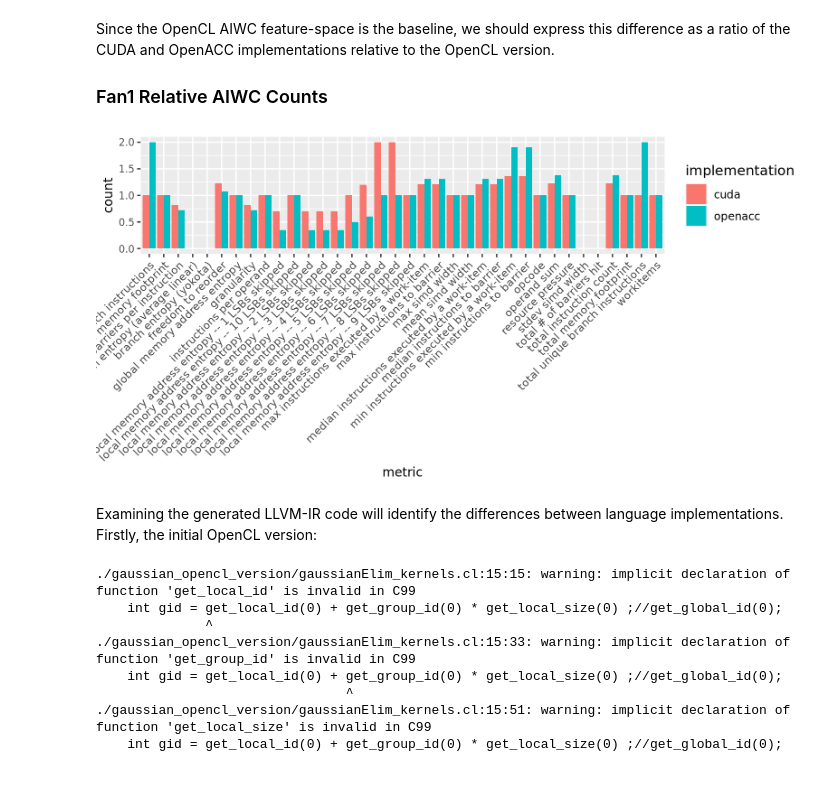
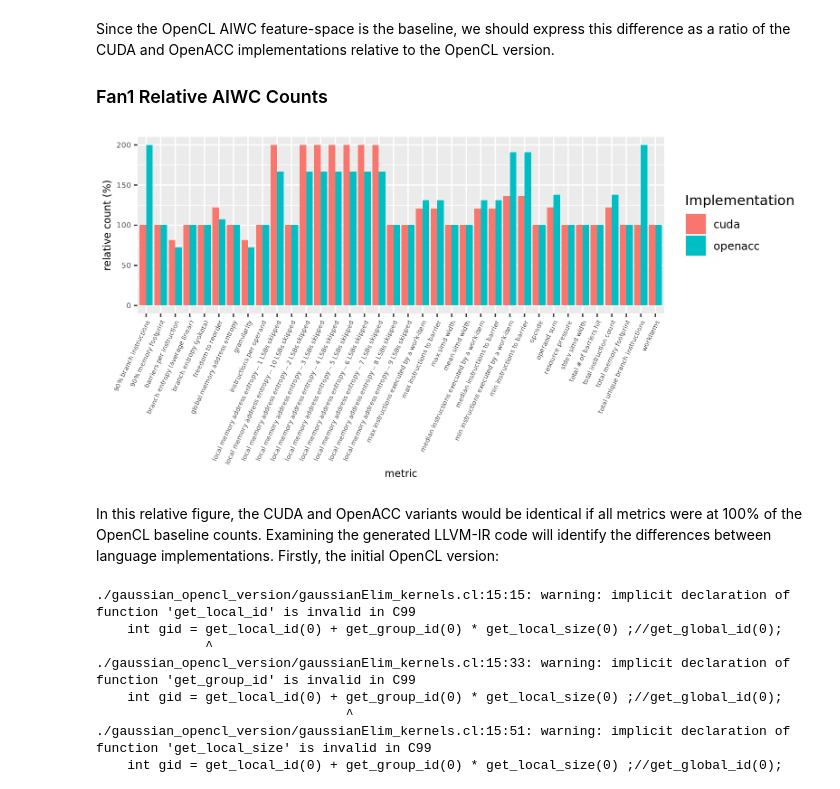
Before and after one commit to ANU-HPC/aiwc-for-the-masses, a Jupyter notebook: codes/AIWC-metric-comparison-of-Cuda-OpenACC-and-OpenCL.ipynb, the cells around one changed output. Cells and saved outputs as stored; diff of their text form; code cells hidden in the pictures.

Commit message:
updated figure and made some summary points -- questions that need answering

```diff
--- a/codes/AIWC-metric-comparison-of-Cuda-OpenACC-and-OpenCL.ipynb
+++ b/codes/AIWC-metric-comparison-of-Cuda-OpenACC-and-OpenCL.ipynb
@@ -156,38 +153,48 @@ Since the OpenCL AIWC feature-space is the baseline, we should express this diff
 ### Fan1 Relative AIWC Counts
 # %%
 %%R -i fan1_invo0 -w 20 -h 10 --units cm -r 200
+
+is.nan.data.frame <- function(x){
+    do.call(cbind, lapply(x, is.nan))
+}
 
 dat <- data.frame()
 for (i in unique(fan1_invo0$metric)){
     cud = fan1_invo0[fan1_invo0$metric == i & fan1_invo0$implementation == 'cuda',]
     ocl = fan1_invo0[fan1_invo0$metric == i & fan1_invo0$implementation == 'opencl',]
     acc = fan1_invo0[fan1_invo0$metric == i & fan1_invo0$implementation == 'openacc',]
     #print(paste("Metric:",i))
     #print(paste("cuda was", cud$count))
     #print(paste("openacc was", acc$count))
     #print(paste("opencl was", ocl$count))
 
     cud$count = cud$count/ocl$count
     acc$count = acc$count/ocl$count
+
     #print(paste("cuda post normalization",cud$count))
     #print(paste("openacc post normalization",acc$count))
 
     dat <- rbind(dat,cud,acc)
 }
 
+#some metrics are 0 and divided by zero produce NaNs -- since we want to show that they are both the same when compared to the OpenCL baseline set them to be 1
+dat[is.nan(dat)] <- 1
+
 library('ggplot2')
 
 # plot the differences in AIWC metrics
-p <- ggplot(data=dat, aes(x=metric,y=count,fill=implementation)) +
+p <- ggplot(data=dat, aes(x=metric,y=count*100,fill=implementation)) +
         geom_bar(position="dodge",stat = "identity") +
-        theme(axis.text.y = element_text(size = 8),
-              axis.text.x = element_text(hjust = 1,angle=45),
-              axis.title.x = element_text(size=10),
-              axis.title.y = element_text(size=10))
+        theme(axis.text.y = element_text(size = 6),
+              axis.text.x = element_text(size = 5,hjust = 1,angle=65),
+              axis.title.x = element_text(size=8),
+              axis.title.y = element_text(size=8)) +
+        labs(y = "relative count (%)",x="metric",fill="Implementation")
 print(p)
 # %% [output]
-[figure, old version]
+[figure, new version]
 # %% [markdown]
+In this relative figure, the CUDA and OpenACC variants would be identical if all metrics were at 100% of the OpenCL baseline counts.
 Examining the generated LLVM-IR code will identify the differences between language implementations.
 Firstly, the initial OpenCL version:
 # %%
```
Also changed, not shown: parts of 4 cells of this notebook.
